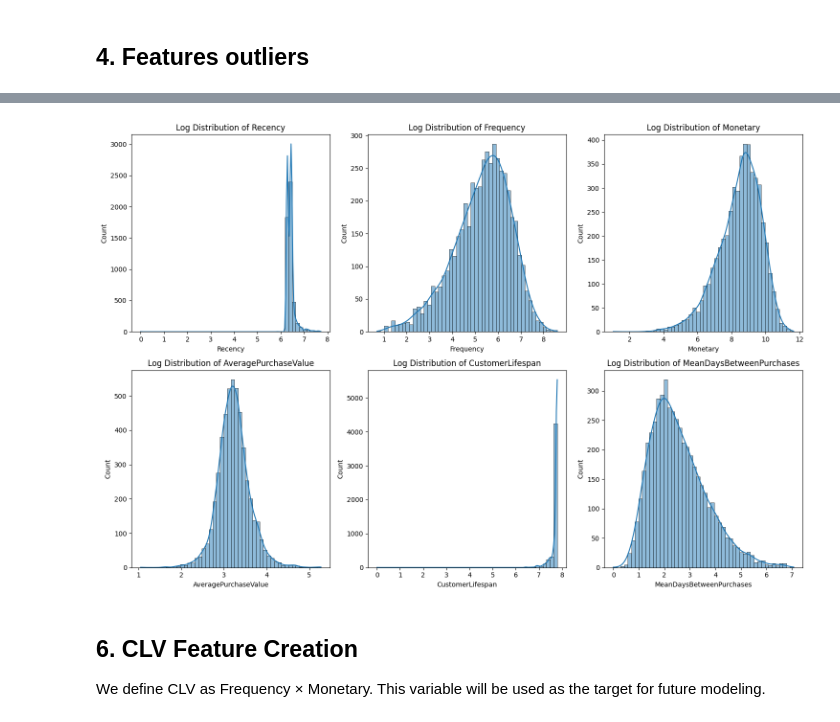
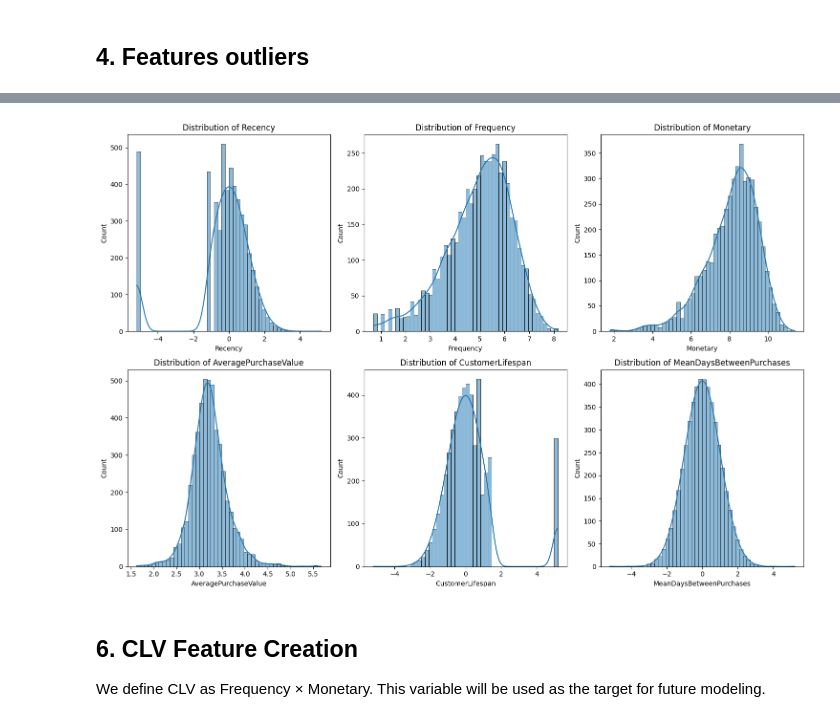
Before and after one commit to IvanOsipovDS/clv_prediction_project, a Jupyter notebook: notebooks/1_EDA.ipynb, the cells around one changed output, grey strips where cells are left out. Drawn from its saved outputs; the diff is of its cells as text; code cells hidden in the pictures.

```diff
--- a/notebooks/1_EDA.ipynb
+++ b/notebooks/1_EDA.ipynb
@@ -136,15 +149,28 @@ Recency, Frequency, Monetary, AveragePurchaseValue, CustomerLifespan and MeanDay
+# %%
+from sklearn.preprocessing import QuantileTransformer
+import numpy as np
+
+# Копируем датафрейм
+rfm_transformed = rfm_df.copy()
+
+# 1. Log-transformation
+log_cols = ['Frequency', 'Monetary', 'AveragePurchaseValue']
+rfm_transformed[log_cols] = rfm_transformed[log_cols].apply(lambda x: np.log1p(x))
+
+# 2. QuantileTransformer
+skewed_cols = ['Recency', 'CustomerLifespan', 'MeanDaysBetweenPurchases']
+qt = QuantileTransformer(output_distribution='normal', random_state=42)
+rfm_transformed[skewed_cols] = qt.fit_transform(rfm_transformed[skewed_cols])
 # %%
-log_rfm = np.log1p(rfm_df)
-
 plt.figure(figsize=(15, 10))
-for i, col in enumerate(log_rfm.columns):
+for i, col in enumerate(rfm_transformed.columns):
     plt.subplot(2, 3, i + 1)
-    sns.histplot(log_rfm[col], bins=50, kde=True)
-    plt.title(f'Log Distribution of {col}')
+    sns.histplot(rfm_transformed[col], bins=50, kde=True)
+    plt.title(f'Distribution of {col}')
 plt.tight_layout()
 plt.show()
 # %% [output]
-[figure, old version]
+[figure, new version]
 # %% [markdown]
 ## 6. CLV Feature Creation
 
```
Also changed, not shown: parts of 9 cells of this notebook.
